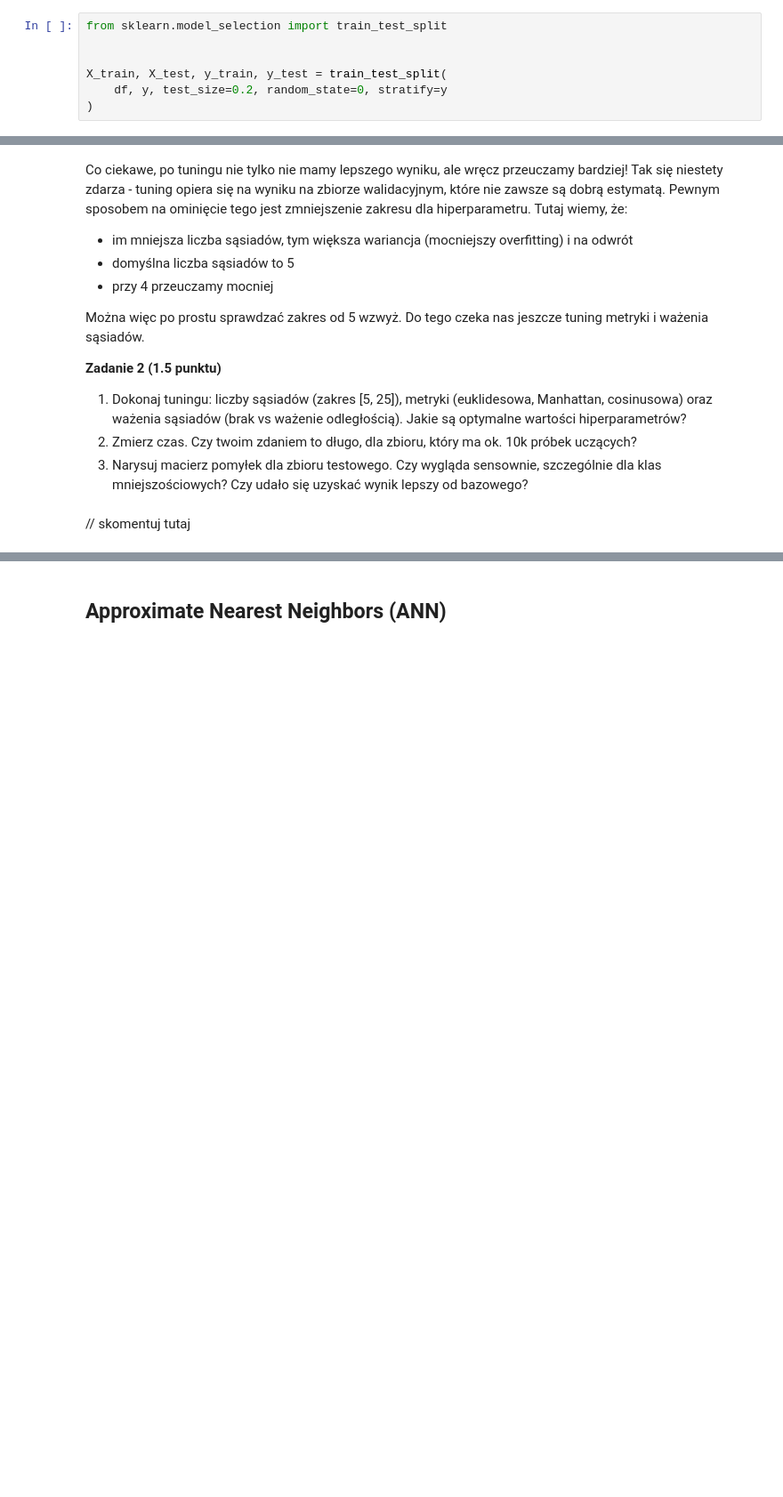
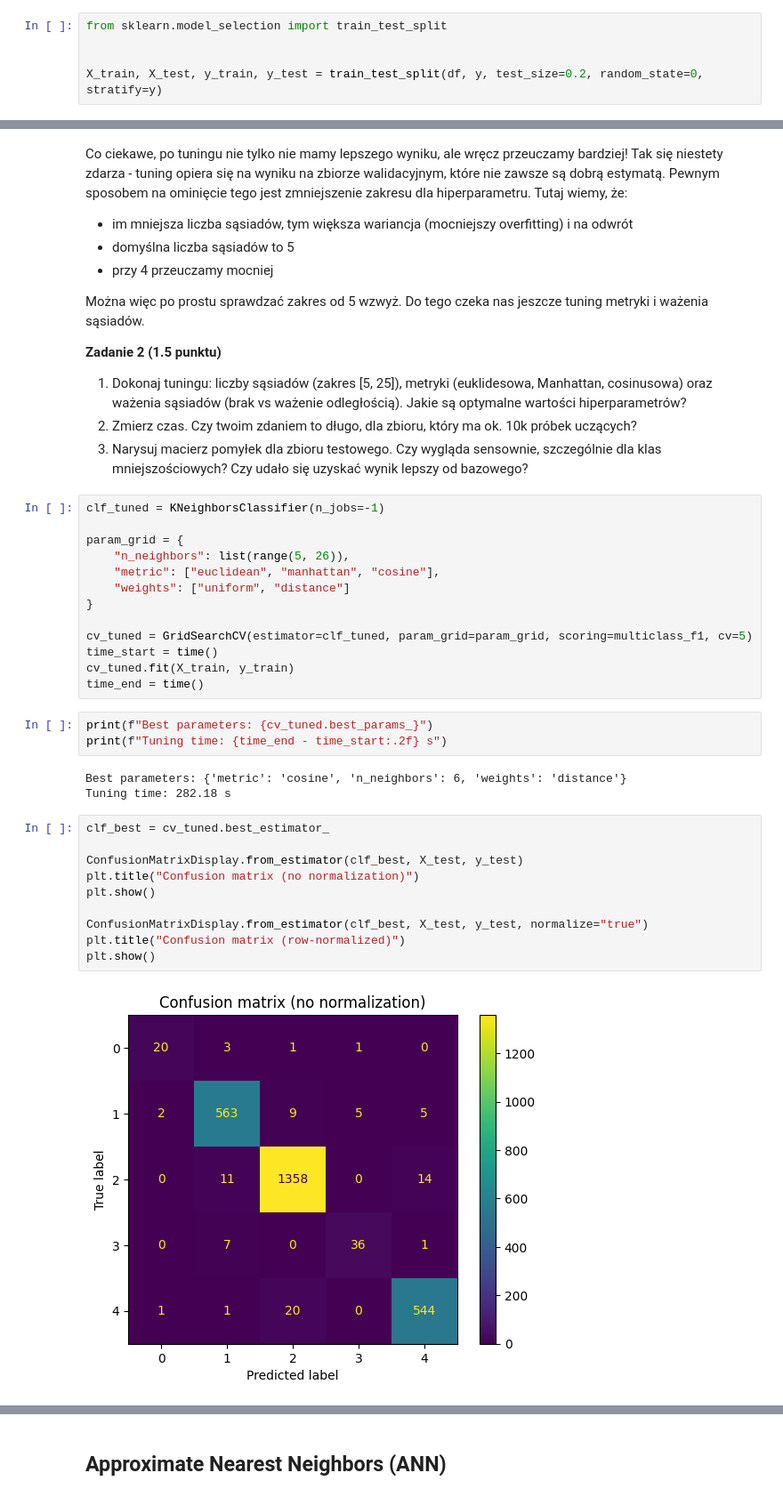
Before and after one commit to mpodmokly/podstawy-uczenia-maszynowego-24-25, a Jupyter notebook: lab2/notebook.ipynb, the cells around one changed output, grey strips where cells are left out. Shown at 89% size. Drawn from its saved outputs; the diff is of its cells as text; blank space fills up the shorter version.

Commit message:
kNN classifier model

```diff
--- a/lab2/notebook.ipynb
+++ b/lab2/notebook.ipynb
@@ -178,9 +178,7 @@ Zgodnie z artykułem, wykorzystamy zwykłą metodę holdout do testowania, dziel
 from sklearn.model_selection import train_test_split
 
 
-X_train, X_test, y_train, y_test = train_test_split(
-    df, y, test_size=0.2, random_state=0, stratify=y
-)
+X_train, X_test, y_train, y_test = train_test_split(df, y, test_size=0.2, random_state=0, stratify=y)
 # %%
 from sklearn.metrics import f1_score
 from sklearn.neighbors import KNeighborsClassifier
@@ -272,5 +281,34 @@ Można więc po prostu sprawdzać zakres od 5 wzwyż. Do tego czeka nas jeszcze
 1. Dokonaj tuningu: liczby sąsiadów (zakres [5, 25]), metryki (euklidesowa, Manhattan, cosinusowa) oraz ważenia sąsiadów (brak vs ważenie odległością). Jakie są optymalne wartości hiperparametrów?
 2. Zmierz czas. Czy twoim zdaniem to długo, dla zbioru, który ma ok. 10k próbek uczących?
 3. Narysuj macierz pomyłek dla zbioru testowego. Czy wygląda sensownie, szczególnie dla klas mniejszościowych? Czy udało się uzyskać wynik lepszy od bazowego?
-# %% [markdown]
-// skomentuj tutaj
+# %%
+clf_tuned = KNeighborsClassifier(n_jobs=-1)
+
+param_grid = {
+    "n_neighbors": list(range(5, 26)),
+    "metric": ["euclidean", "manhattan", "cosine"],
+    "weights": ["uniform", "distance"]
+}
+
+cv_tuned = GridSearchCV(estimator=clf_tuned, param_grid=param_grid, scoring=multiclass_f1, cv=5)
+time_start = time()
+cv_tuned.fit(X_train, y_train)
+time_end = time()
+# %%
+print(f"Best parameters: {cv_tuned.best_params_}")
+print(f"Tuning time: {time_end - time_start:.2f} s")
+# %% [output]
+Best parameters: {'metric': 'cosine', 'n_neighbors': 6, 'weights': 'distance'}
+Tuning time: 282.18 s
+# %%
+clf_best = cv_tuned.best_estimator_
+
+ConfusionMatrixDisplay.from_estimator(clf_best, X_test, y_test)
+plt.title("Confusion matrix (no normalization)")
+plt.show()
+
+ConfusionMatrixDisplay.from_estimator(clf_best, X_test, y_test, normalize="true")
+plt.title("Confusion matrix (row-normalized)")
+plt.show()
+# %% [output]
+[figure, added]
```
Also changed, not shown: parts of 6 cells of this notebook.
